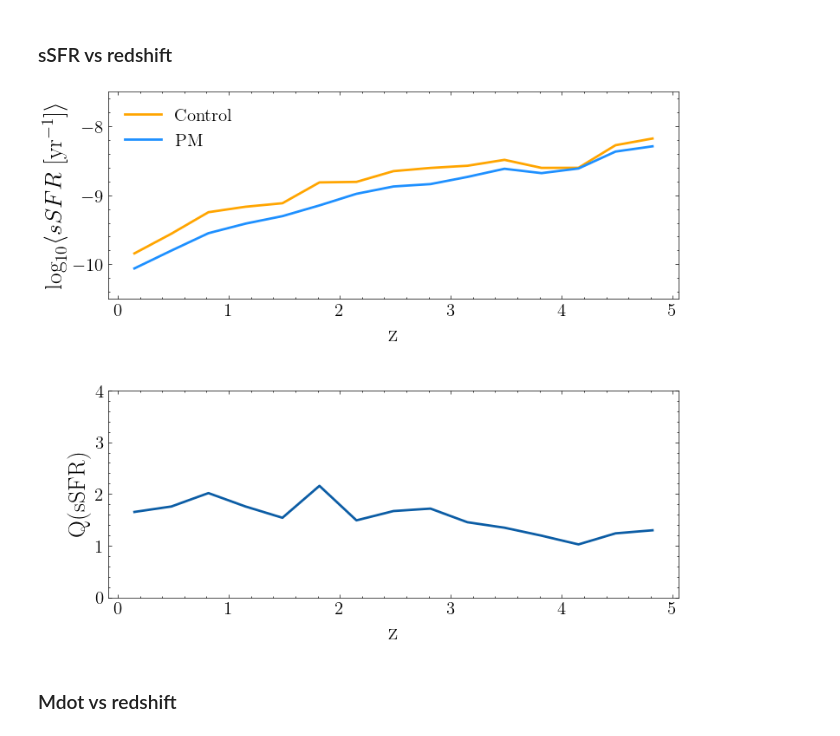
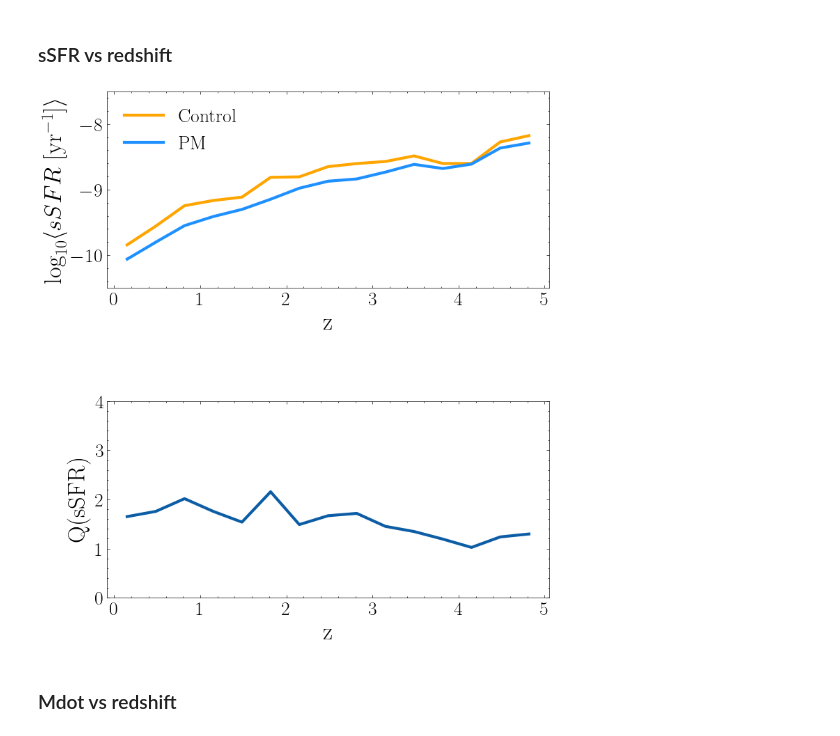
Before and after one commit to pranav-satheesh/host_galaxies, a Jupyter notebook: notebooks/control_samples_analysis.ipynb, the cells around one changed output. Drawn from its saved outputs; the diff is of its cells as text; code cells hidden in the pictures.

Commit message:
Changed the evolution plot sizes

```diff
--- a/notebooks/control_samples_analysis.ipynb
+++ b/notebooks/control_samples_analysis.ipynb
@@ -83,15 +83,15 @@ fig.savefig(figure_loc)
 # %% [markdown]
 ### sSFR vs redshift
 # %%
-controlpop.set_plot_style(linewidth=2,labelsize=20,ticksize=15,legendsize=15)
+controlpop.set_plot_style(linewidth=3,labelsize=25,ticksize=20,legendsize=20)
 fig,axes = controlpop.plot_sSFR_evolution()
-fig.set_size_inches(8,7)
+fig.set_size_inches(8,9)
 axes[0].set_ylim(-10.5,-7.5)
 axes[0].set_ylabel(r'$\log_{10}\langle sSFR \; [\mathrm{yr}^{-1}]\rangle$')
 figure_loc = '../figures/sSFR_z_evolution_merger_vs_control.pdf'
 fig.savefig(figure_loc)
 # %% [output]
-[figure, old version]
+[figure, new version]
 # %% [markdown]
 ### Mdot vs redshift
 # %%
```
Also changed, not shown: parts of 1 cell of this notebook, 5 other files.
